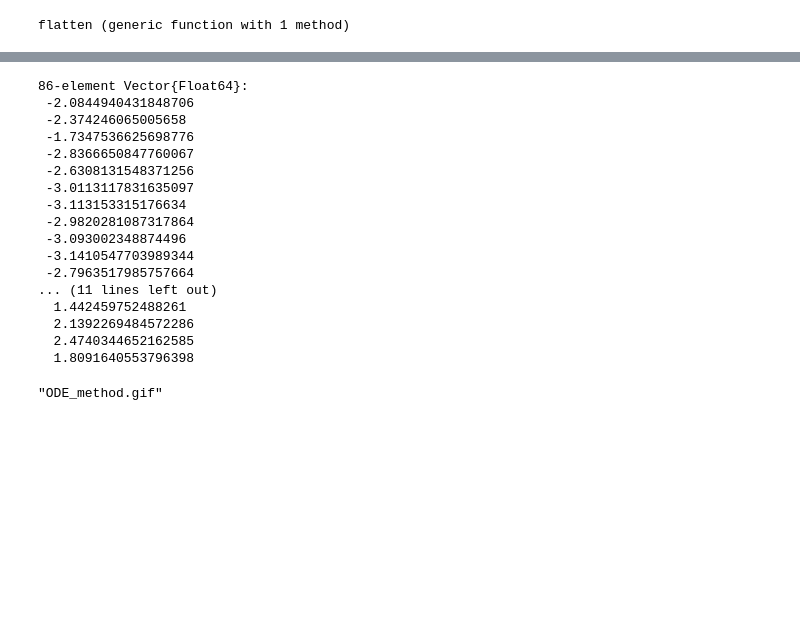
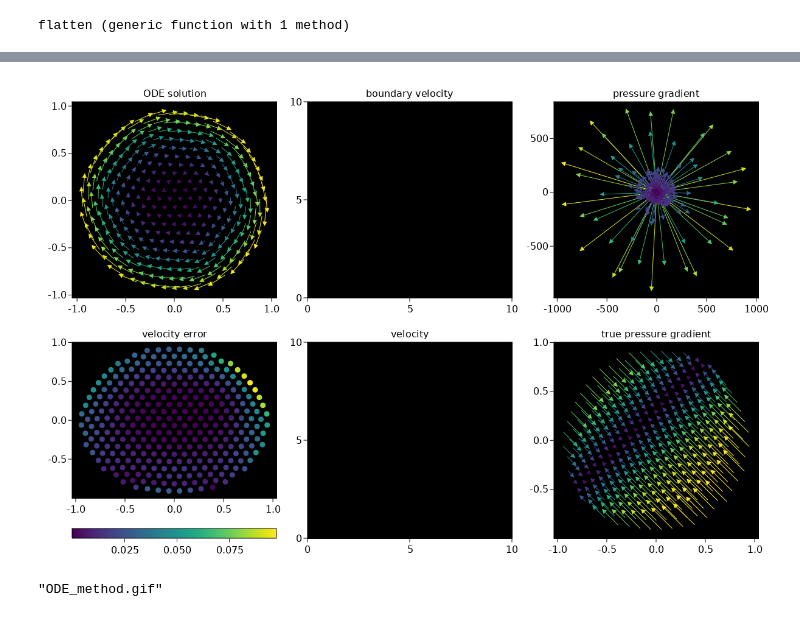
Before and after one commit to Volodymyr-Y/RBF-PDEs, a Jupyter notebook: circular_stokes_flow/ODE_formulation.ipynb, the cells around one changed output, grey strips where cells are left out. Drawn from its saved outputs; the diff is of its cells as text; code cells hidden in the pictures; blank space fills up the shorter version.

```diff
--- a/circular_stokes_flow/ODE_formulation.ipynb
+++ b/circular_stokes_flow/ODE_formulation.ipynb
@@ -318,5 +298,5 @@ max_error(sol,u_true,N_i*2)
 # %%
-t_interest = 1.5
+t_interest = 1.9
 xsi = Internal_points[1,:]
 ysi = Internal_points[2,:]
 
@@ -332,56 +312,44 @@ vp = ∇p_true(t_interest)[N_i+1:end]
 up_sol = (∇P * inv(K) * vcat(sol(t_interest),g(t_interest)))[1:N_i]
 vp_sol = (∇P * inv(K) * vcat(sol(t_interest),g(t_interest)))[N_i+1:2*N_i]
 
+error = (sol(t_interest)[1:N_i] .^2  .+ sol(t_interest)[1+N_i:end] .^2) - (u_true(t_interest)[1:N_i] .^2  .+ u_true(t_interest)[1+N_i:end] .^2)
+error = abs.(error)
 #xsb = Boundary_points[1,:]
 #ysb = Boundary_points[2,:]
 #usb = g(t_interest)[1:2:2*N_b]
 #vsb = g(t_interest)[2:2:2*N_b]
 
 #strengthi = (sqrt.( usi.^ 2 .+  vsi.^ 2) )
 #strengthb = (sqrt.( usb.^ 2 .+  vsb.^ 2) )
 strengthp = (sqrt.( (up.+0.0).^ 2 .+  (vp .+0.0).^ 2) )
 strengthp_sol = (sqrt.( (up_sol.+0.0).^ 2 .+  (vp_sol .+0.0).^ 2) )
 strengthsol = (sqrt.( (u.+0.0).^ 2 .+  (v .+0.0).^ 2) )
 
 fig = Figure(resolution = (3*400, 2*400))
 subfig1 = fig[1, 1] = GridLayout()
 subfig2 = fig[1, 2] = GridLayout()
 subfig3 = fig[1, 3] = GridLayout()
 subfig4 = fig[2, 1] = GridLayout()
 subfig5 = fig[2, 2] = GridLayout()
 subfig6 = fig[2, 3] = GridLayout()
 ax1 = Axis(subfig1[1, 1], backgroundcolor = "black",title = "ODE solution")
 ax2 = Axis(subfig2[1, 1], backgroundcolor = "black",title = "boundary velocity")
 ax3 = Axis(subfig3[1, 1], backgroundcolor = "black",title = "pressure gradient")
-ax4 = Axis(subfig4[1, 1], backgroundcolor = "black",title = "velocity")
+ax4 = Axis(subfig4[1, 1], backgroundcolor = "black",title = "velocity error")
 ax5 = Axis(subfig5[1, 1], backgroundcolor = "black",title = "velocity")
-ax6 = Axis(subfig6[1, 1], backgroundcolor = "black",title = "velocity")
+ax6 = Axis(subfig6[1, 1], backgroundcolor = "black",title = "true pressure gradient")
 #arrows!(ax1,xsi, ysi, usi, vsi, arrowsize = 10, lengthscale = 0.2, arrowcolor = strengthi, linecolor = strengthi) #,
-#arrows!(ax3,xsi, ysi, up_sol, vp_sol, arrowsize = 10, lengthscale = 0.2, arrowcolor = strengthp_sol, linecolor = strengthp_sol) #,
+arrows!(ax3,xsi, ysi, up_sol, vp_sol, arrowsize = 10, lengthscale = 0.2, arrowcolor = strengthp_sol, linecolor = strengthp_sol) #,
 arrows!(ax6,xsi, ysi, up, vp, arrowsize = 10, lengthscale = 0.2, arrowcolor = strengthp, linecolor = strengthp) #,
 arrows!(ax1,xsi, ysi,u , v, arrowsize = 10, lengthscale = 0.2, arrowcolor = strengthsol, linecolor = strengthsol)
+scatter!(subfig4[1, 1],xsi,ysi, color = error)
+Colorbar(subfig4[2, 1], limits = (minimum(error), maximum(error)), vertical = false, flipaxis = false)
 fig
 #save("testingg.png",fig)
 
-display(g(t_interest))
+#display(up_sol)
 # %% [output]
-86-element Vector{Float64}:
- -2.0844940431848706
- -2.374246065005658
- -1.7347536625698776
- -2.8366650847760067
- -2.6308131548371256
- -3.0113117831635097
- -3.113153315176634
- -2.9820281087317864
- -3.093002348874496
- -3.1410547703989344
- -2.7963517985757664
-... (11 lines left out)
-  1.442459752488261
-  2.1392269484572286
-  2.4740344652162585
-  1.8091640553796398
+[figure, added]
 # %%
 time = Observable(0.0)
 xs = Internal_points[1,:]
```
Also changed, not shown: parts of 5 cells of this notebook, 1 other file.
